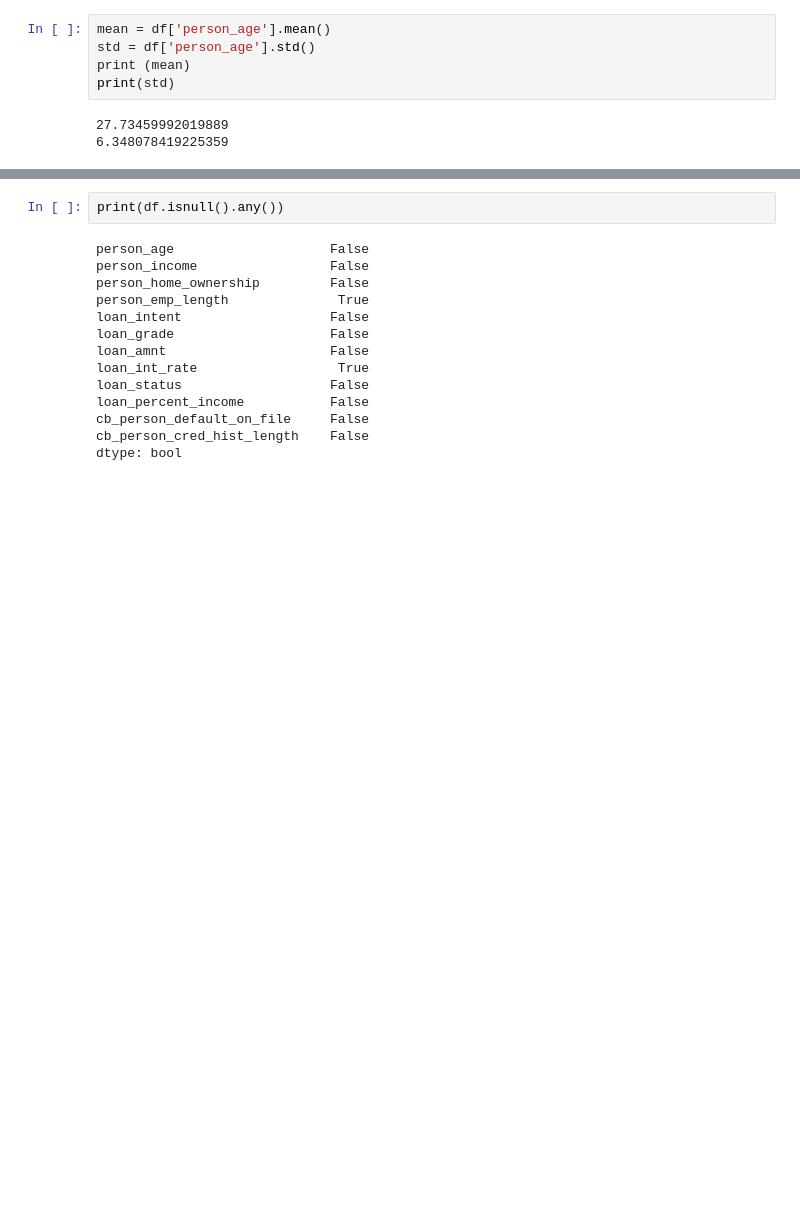
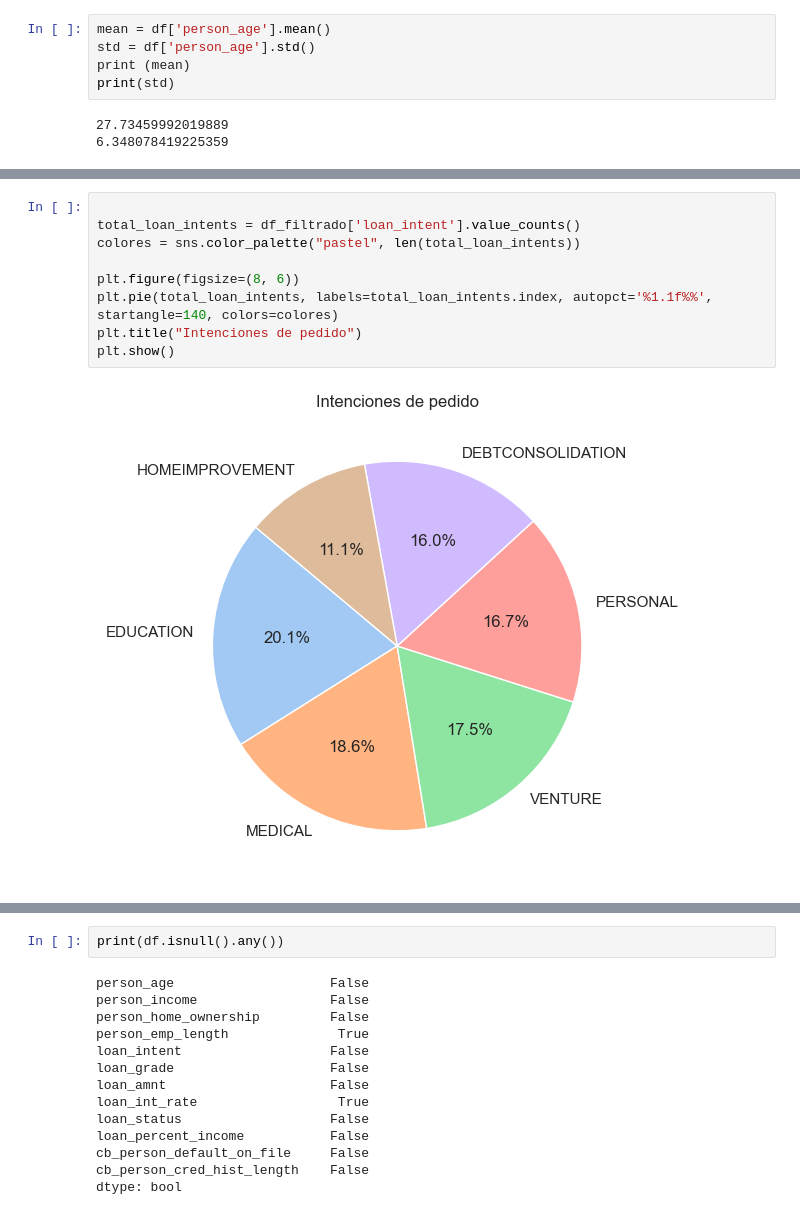
Before and after one commit to CarlosIrigoyen/Predicci-n-de-Riesgo-Crediticio, a Jupyter notebook: tpfinal.ipynb, the cells around one changed output, grey strips where cells are left out. Cells and saved outputs as stored; diff of their text form; blank space fills up the shorter version.

```diff
--- a/tpfinal.ipynb
+++ b/tpfinal.ipynb
@@ -238,0 +130,11 @@ sns.scatterplot(x=df['cb_person_default_on_file'], y=df['loan_amnt'], data=df)
+# %%
+
+total_loan_intents = df_filtrado['loan_intent'].value_counts()
+colores = sns.color_palette("pastel", len(total_loan_intents))
+
+plt.figure(figsize=(8, 6))
+plt.pie(total_loan_intents, labels=total_loan_intents.index, autopct='%1.1f%%', startangle=140, colors=colores)
+plt.title("Intenciones de pedido")
+plt.show()
+# %% [output]
+[figure, added]
```
Also changed, not shown: parts of 47 cells of this notebook.
